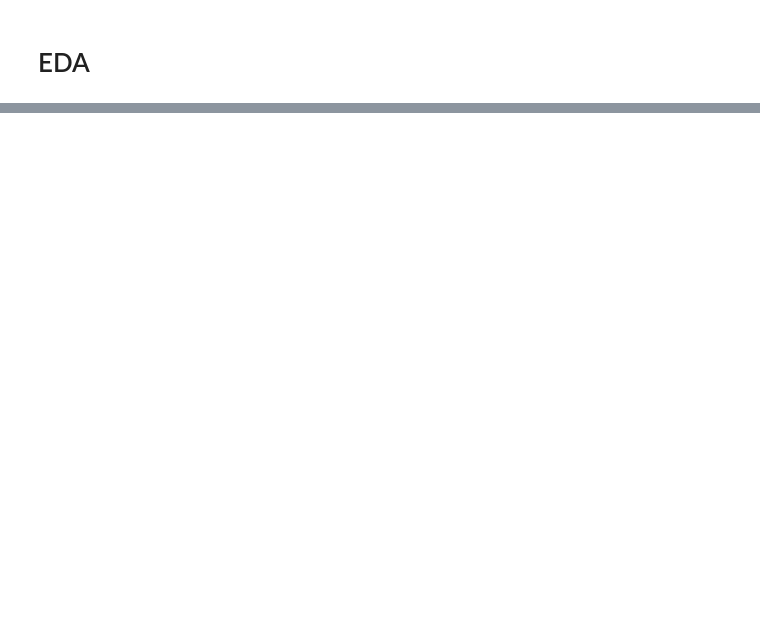
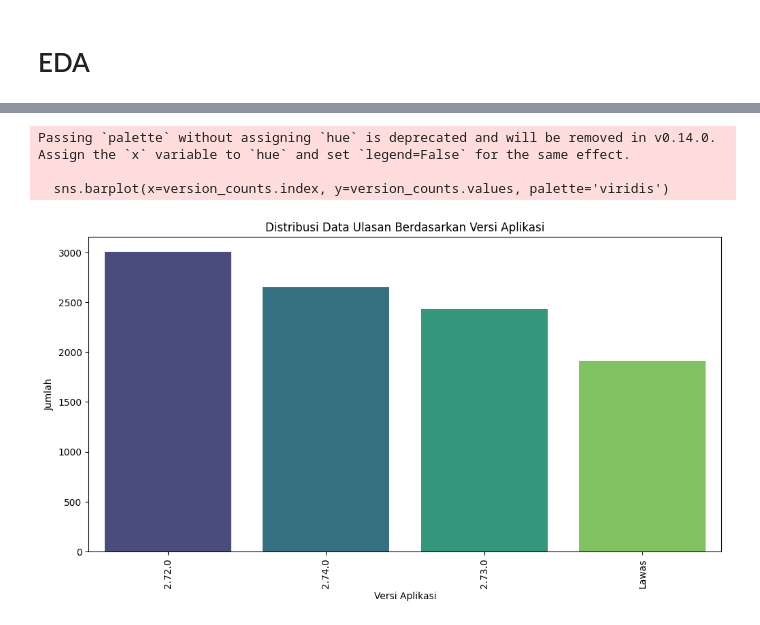
Before and after one commit to rnlyone/BRIMO-Google-Play-Review-Sentiment-Analysis, a Jupyter notebook: main.ipynb, the cells around one changed output, grey strips where cells are left out. Drawn from its saved outputs; the diff is of its cells as text; code cells hidden in the pictures; blank space fills up the shorter version.

```diff
--- a/main.ipynb
+++ b/main.ipynb
@@ -47,0 +142,29 @@ plt.show()
+# %%
+# Define the threshold version
+threshold_version = '2.71.2'
+
+# Function to compare versions
+def compare_versions(version, threshold):
+    if pd.isna(version):
+        return 'Lawas'
+    return 'Lawas' if version < threshold else version
+
+# Apply the function to the reviewCreatedVersion column
+reviews_df['reviewCreatedVersion'] = reviews_df['reviewCreatedVersion'].apply(lambda x: compare_versions(x, threshold_version))
+
+# Count the occurrences of each reviewCreatedVersion
+version_counts = reviews_df['reviewCreatedVersion'].value_counts()
+
+# Plot the bar chart
+plt.figure(figsize=(12, 6))
+sns.barplot(x=version_counts.index, y=version_counts.values, palette='viridis')
+plt.xticks(rotation=90)
+plt.xlabel('Versi Aplikasi')
+plt.ylabel('Jumlah')
+plt.title('Distribusi Data Ulasan Berdasarkan Versi Aplikasi')
+plt.show()
+# %% [output]
+Passing `palette` without assigning `hue` is deprecated and will be removed in v0.14.0. Assign the `x` variable to `hue` and set `legend=False` for the same effect.
+
+  sns.barplot(x=version_counts.index, y=version_counts.values, palette='viridis')
+[figure, added]
```
Also changed, not shown: parts of 15 cells of this notebook, 1 other file.
